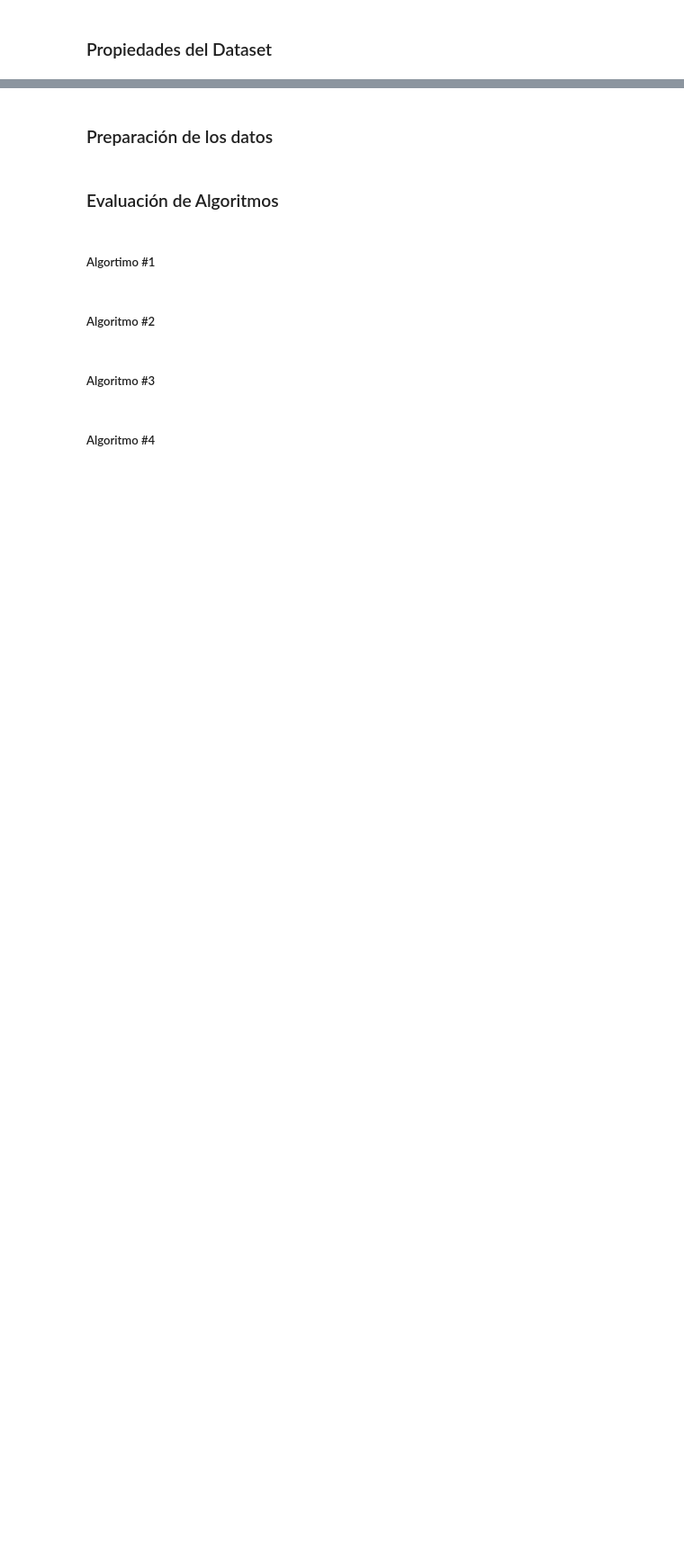
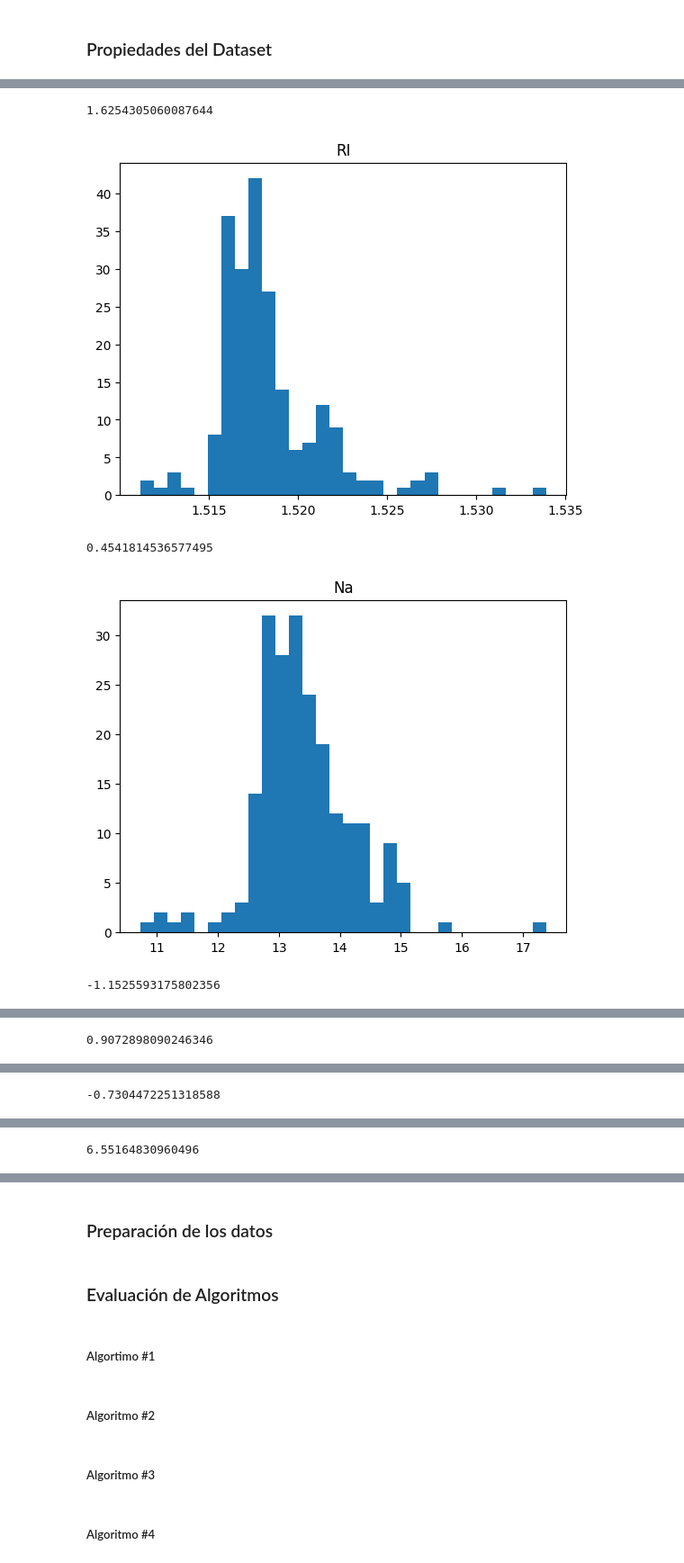
Before and after one commit to sva-alt/los-artificios-glass-dataset, a Jupyter notebook: glass.ipynb, the cells around one changed output, grey strips where cells are left out. Shown: that part at 90% size. Saved outputs shown, nothing was run; the diff lists cells and outputs as text; code cells hidden in the pictures; blank space fills up the shorter version.

```diff
--- a/glass.ipynb
+++ b/glass.ipynb
@@ -14,0 +82,13 @@ import matplotlib.pyplot as plt
+# %%
+for feat in glass.columns:
+  if feat != 'Type':
+    plt.clabel(glass[feat].skew())
+    plt.title(feat)
+    plt.hist(glass[feat], bins=30)
+    plt.show()
+# %% [output]
+1.6254305060087644
+[figure, added]
+0.4541814536577495
+[figure, added]
+-1.1525593175802356
@@ -14,0 +96 @@ import matplotlib.pyplot as plt
+0.9072898090246346
@@ -14,0 +98 @@ import matplotlib.pyplot as plt
+-0.7304472251318588
@@ -14,0 +100 @@ import matplotlib.pyplot as plt
+6.55164830960496
```
Also changed, not shown: parts of 8 cells of this notebook.
